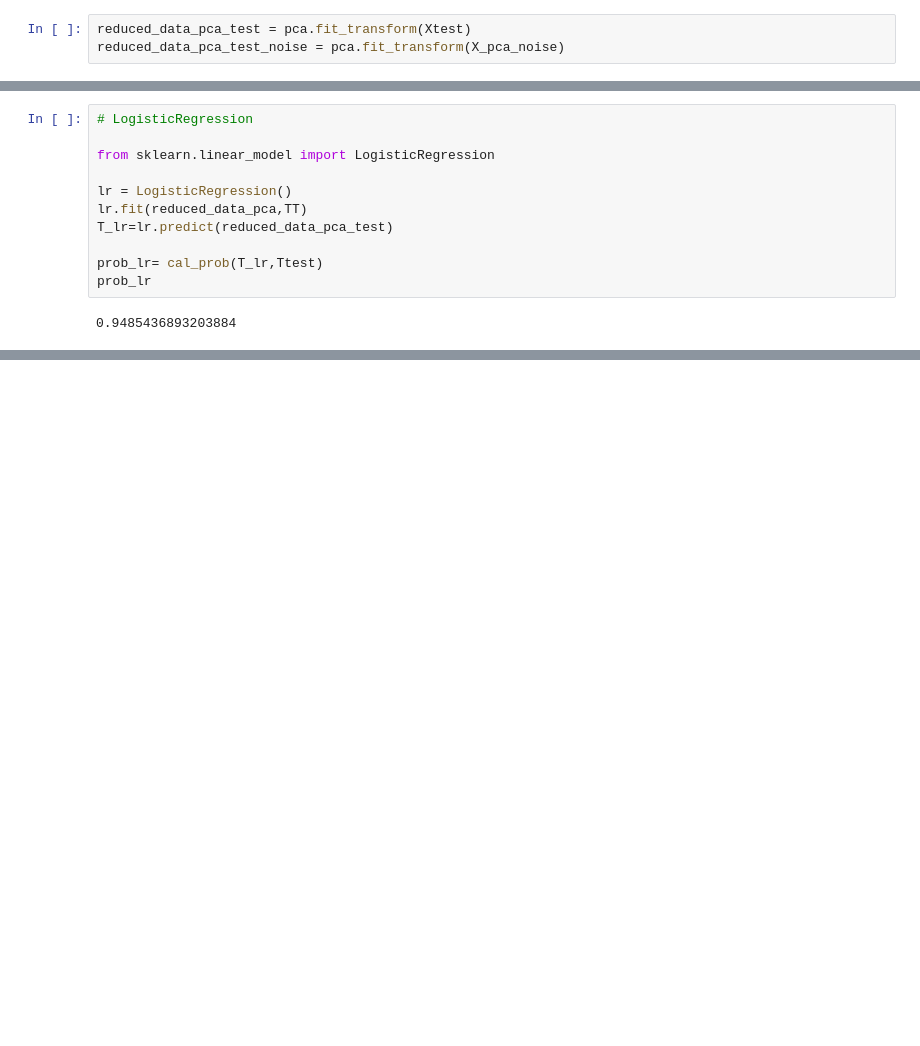
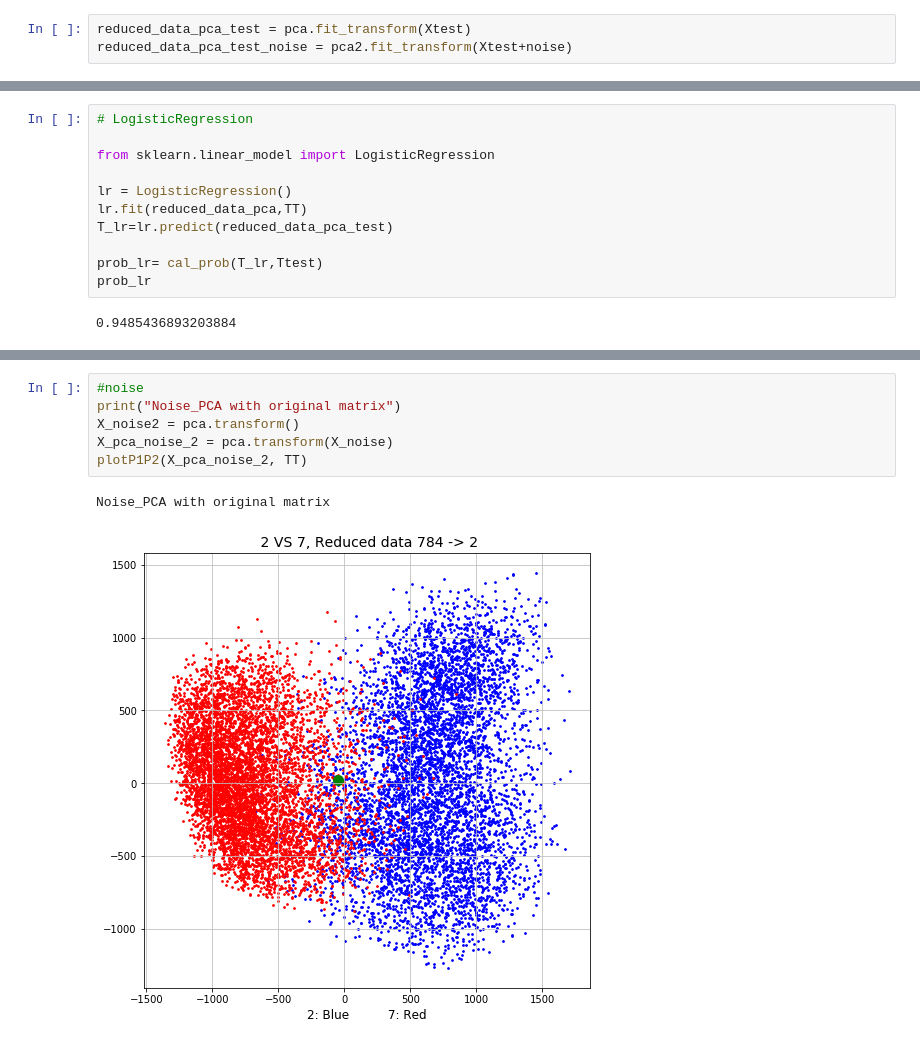
Before and after one commit to mvrajesh1/ML_final, a Jupyter notebook: Add_noise.ipynb, the cells around one changed output, grey strips where cells are left out. Cells and saved outputs as stored; diff of their text form; blank space fills up the shorter version.

```diff
--- a/Add_noise.ipynb
+++ b/Add_noise.ipynb
@@ -140,6 +148,6 @@ Check accuracy Step
 Xtest, Ttest = load_mnist(dataset="testing", selecteddigits=[2, 7])
 # %%
 reduced_data_pca_test = pca.fit_transform(Xtest)
-reduced_data_pca_test_noise = pca.fit_transform(X_pca_noise)
+reduced_data_pca_test_noise = pca2.fit_transform(Xtest+noise)
 # %%
 #Gaussian Naive_bayes without noise
@@ -203,0 +211,9 @@ prob_lr2
+# %%
+#noise
+print("Noise_PCA with original matrix")
+X_noise2 = pca.transform()
+X_pca_noise_2 = pca.transform(X_noise)
+plotP1P2(X_pca_noise_2, TT)
+# %% [output]
+Noise_PCA with original matrix
+[figure, added]
```
Also changed, not shown: parts of 8 cells of this notebook, 2 other files.
